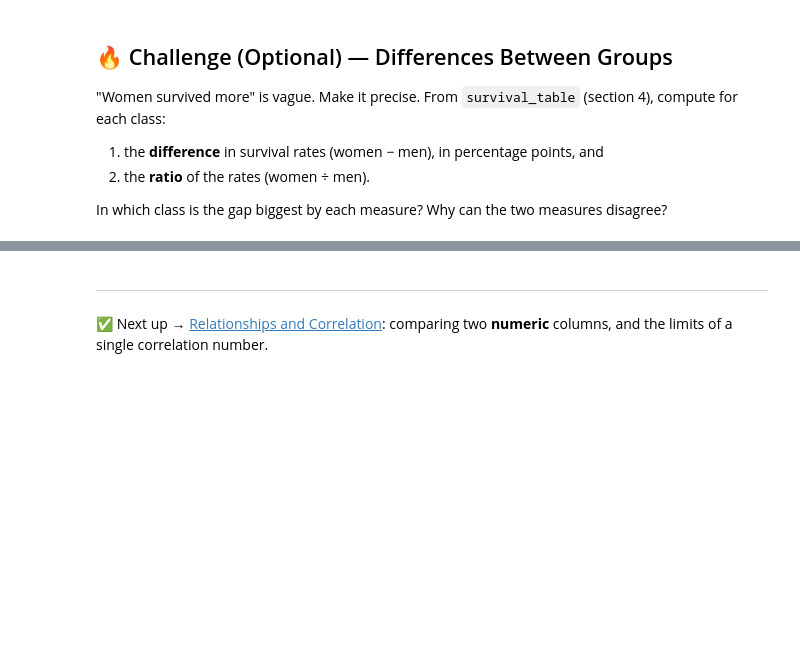
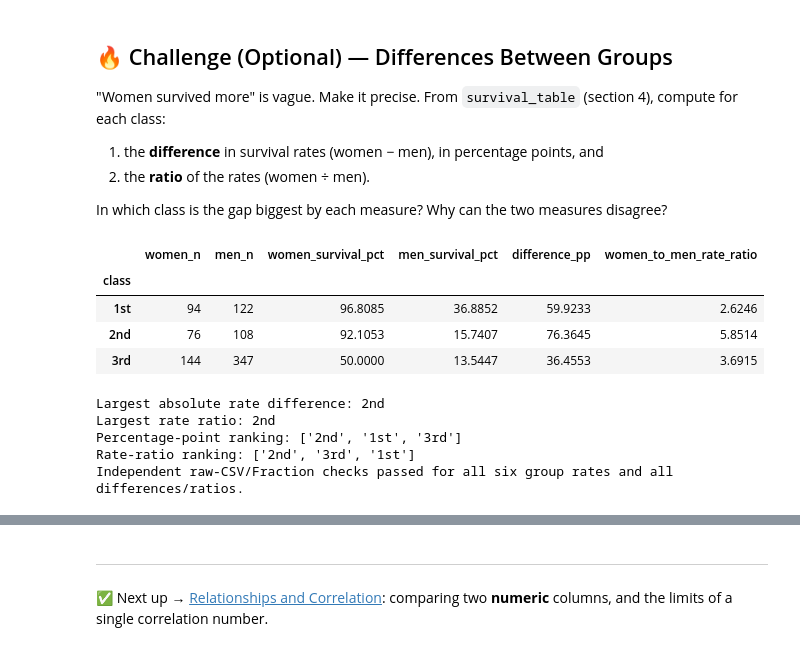
Before and after one commit to Inuka-99/3603-data-science-hulathduwage, a Jupyter notebook: 03-Completed/07-Describing_Data/04-Comparing_Groups.ipynb, the cells around one changed output, grey strips where cells are left out. Drawn from its saved outputs; the diff is of its cells as text; code cells hidden in the pictures; blank space fills up the shorter version.

Commit message:
Compare survival percentage points and rate ratios

```diff
--- a/03-Completed/07-Describing_Data/04-Comparing_Groups.ipynb
+++ b/03-Completed/07-Describing_Data/04-Comparing_Groups.ipynb
@@ -475,4 +475,60 @@ All independent group, denominator, aggregation, and weighted-rate checks passed
 
 In which class is the gap biggest by each measure? Why can the two measures disagree?
 # %%
-# Your code here
+# Optional extension: compute on unrounded rates, then round only for display.
+class_order = ['1st', '2nd', '3rd']
+sex_order = ['female', 'male']
+challenge_rates = survival_table.reindex(index=class_order, columns=sex_order)
+challenge_counts = pd.crosstab(titanic['class'], titanic['Sex']).reindex(index=class_order, columns=sex_order)
+survival_gaps = pd.DataFrame({
+    'women_n': challenge_counts['female'],
+    'men_n': challenge_counts['male'],
+    'women_survival_pct': challenge_rates['female'] * 100,
+    'men_survival_pct': challenge_rates['male'] * 100,
+    'difference_pp': (challenge_rates['female'] - challenge_rates['male']) * 100,
+    'women_to_men_rate_ratio': challenge_rates['female'] / challenge_rates['male'].where(challenge_rates['male'] > 0),
+})
+display(survival_gaps.round(4))
+print('Largest absolute rate difference:', survival_gaps['difference_pp'].idxmax())
+print('Largest rate ratio:', survival_gaps['women_to_men_rate_ratio'].idxmax())
+print('Percentage-point ranking:', survival_gaps['difference_pp'].sort_values(ascending=False).index.tolist())
+print('Rate-ratio ranking:', survival_gaps['women_to_men_rate_ratio'].sort_values(ascending=False).index.tolist())
+
+# Independent verification from raw CSV counts, using exact rational rates.
+import csv
+import math
+from fractions import Fraction
+from collections import defaultdict
+with open('titanic.csv', newline='', encoding='utf-8') as handle:
+    original_rows = list(csv.DictReader(handle))
+raw_outcomes = defaultdict(list)
+for row in original_rows:
+    if all(row[column] != '' for column in ['Pclass', 'Sex', 'Survived']):
+        raw_outcomes[(int(row['Pclass']), row['Sex'])].append(int(row['Survived']))
+for class_number, class_name in enumerate(class_order, start=1):
+    women = raw_outcomes[(class_number, 'female')]
+    men = raw_outcomes[(class_number, 'male')]
+    female_rate = Fraction(sum(women), len(women))
+    male_rate = Fraction(sum(men), len(men))
+    assert male_rate > 0  # A zero denominator would make a rate ratio undefined.
+    result = survival_gaps.loc[class_name]
+    assert result['women_n'] == len(women) and result['men_n'] == len(men)
+    assert math.isclose(result['women_survival_pct'], float(female_rate * 100))
+    assert math.isclose(result['men_survival_pct'], float(male_rate * 100))
+    assert math.isclose(result['difference_pp'], float((female_rate - male_rate) * 100))
+    assert math.isclose(result['women_to_men_rate_ratio'], float(female_rate / male_rate))
+assert challenge_counts.to_numpy().sum() == 891
+assert survival_gaps['difference_pp'].idxmax() == '2nd'
+assert survival_gaps['women_to_men_rate_ratio'].idxmax() == '2nd'
+print('Independent raw-CSV/Fraction checks passed for all six group rates and all differences/ratios.')
+# %% [output]
+|  | women_n | men_n | women_survival_pct | men_survival_pct | difference_pp | women_to_men_rate_ratio |
+| class |  |  |  |  |  |  |
+| 1st | 94 | 122 | 96.8085 | 36.8852 | 59.9233 | 2.6246 |
+| 2nd | 76 | 108 | 92.1053 | 15.7407 | 76.3645 | 5.8514 |
+| 3rd | 144 | 347 | 50.0000 | 13.5447 | 36.4553 | 3.6915 |
+Largest absolute rate difference: 2nd
+Largest rate ratio: 2nd
+Percentage-point ranking: ['2nd', '1st', '3rd']
+Rate-ratio ranking: ['2nd', '3rd', '1st']
+Independent raw-CSV/Fraction checks passed for all six group rates and all differences/ratios.
```
Also changed, not shown: parts of 1 cell of this notebook, 2 other files.
